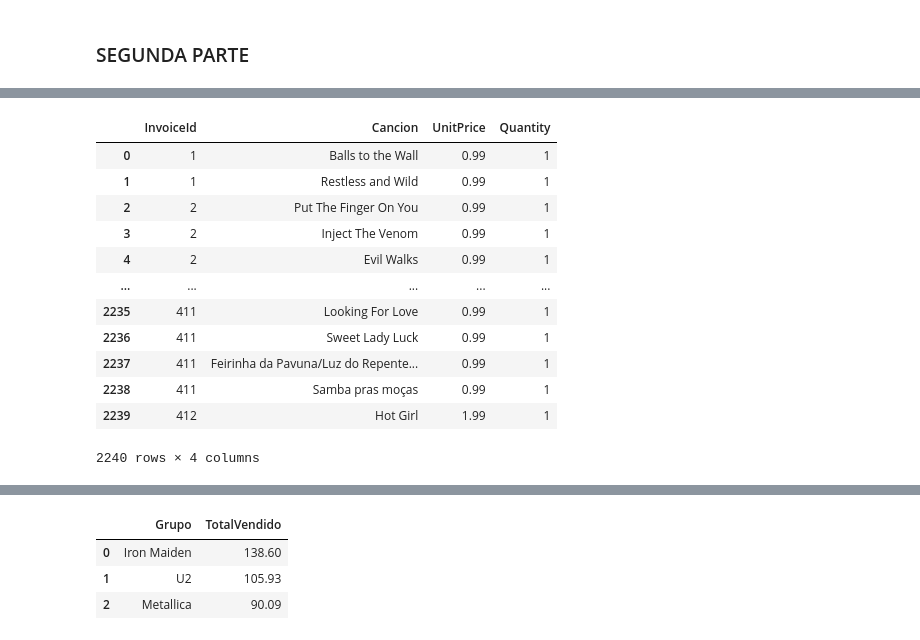
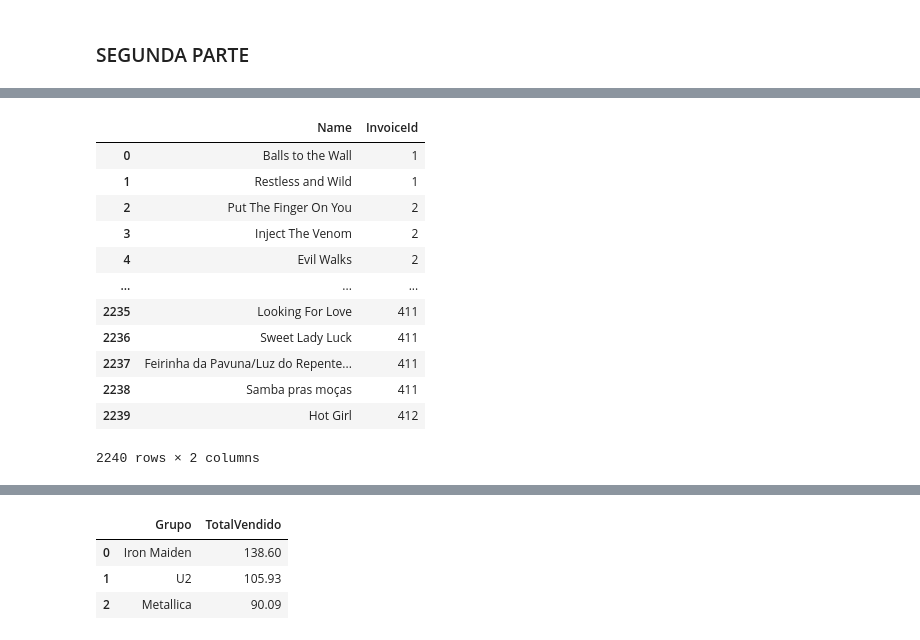
Before and after one commit to NaiSaratxaga/2503_dsft_thebridge_naiara, a Jupyter notebook: 2-Data_Analysis/8-BBDD/SQL/Practica/1-Chinook/ejercicio_chinook.ipynb, the cells around one changed output, grey strips where cells are left out. Cells and saved outputs as stored; diff of their text form; code cells hidden in the pictures.

```diff
--- a/2-Data_Analysis/8-BBDD/SQL/Practica/1-Chinook/ejercicio_chinook.ipynb
+++ b/2-Data_Analysis/8-BBDD/SQL/Practica/1-Chinook/ejercicio_chinook.ipynb
@@ -430,29 +420,24 @@ df
 # %%
 #  4. Obtén cada artículo de la factura con el nombre de la canción
 
 query = '''
-SELECT ii.InvoiceId,
-       t.Name AS Cancion,
-       ii.UnitPrice,
-       ii.Quantity
-FROM Invoice_Items ii
-JOIN Tracks t ON ii.TrackId = t.TrackId;
-
+SELECT T.NAME, II.INVOICEID FROM INVOICE_ITEMS AS II
+JOIN TRACKS AS T ON T.TRACKID = II.TrackId
 '''
 
 df = sql_query(query)
 df
 # %% [output]
-|  | InvoiceId | Cancion | UnitPrice | Quantity |
-| 0 | 1 | Balls to the Wall | 0.99 | 1 |
-| 1 | 1 | Restless and Wild | 0.99 | 1 |
-| 2 | 2 | Put The Finger On You | 0.99 | 1 |
-| 3 | 2 | Inject The Venom | 0.99 | 1 |
-| 4 | 2 | Evil Walks | 0.99 | 1 |
-| ... | ... | ... | ... | ... |
-| 2235 | 411 | Looking For Love | 0.99 | 1 |
-| 2236 | 411 | Sweet Lady Luck | 0.99 | 1 |
-| 2237 | 411 | Feirinha da Pavuna/Luz do Repente... | 0.99 | 1 |
-| 2238 | 411 | Samba pras moças | 0.99 | 1 |
-| 2239 | 412 | Hot Girl | 1.99 | 1 |
+|  | Name | InvoiceId |
+| 0 | Balls to the Wall | 1 |
+| 1 | Restless and Wild | 1 |
+| 2 | Put The Finger On You | 2 |
+| 3 | Inject The Venom | 2 |
+| 4 | Evil Walks | 2 |
+| ... | ... | ... |
+| 2235 | Looking For Love | 411 |
+| 2236 | Sweet Lady Luck | 411 |
+| 2237 | Feirinha da Pavuna/Luz do Repente... | 411 |
+| 2238 | Samba pras moças | 411 |
+| 2239 | Hot Girl | 412 |
-2240 rows × 4 columns
+2240 rows × 2 columns
```
Also changed, not shown: parts of 12 cells of this notebook.
